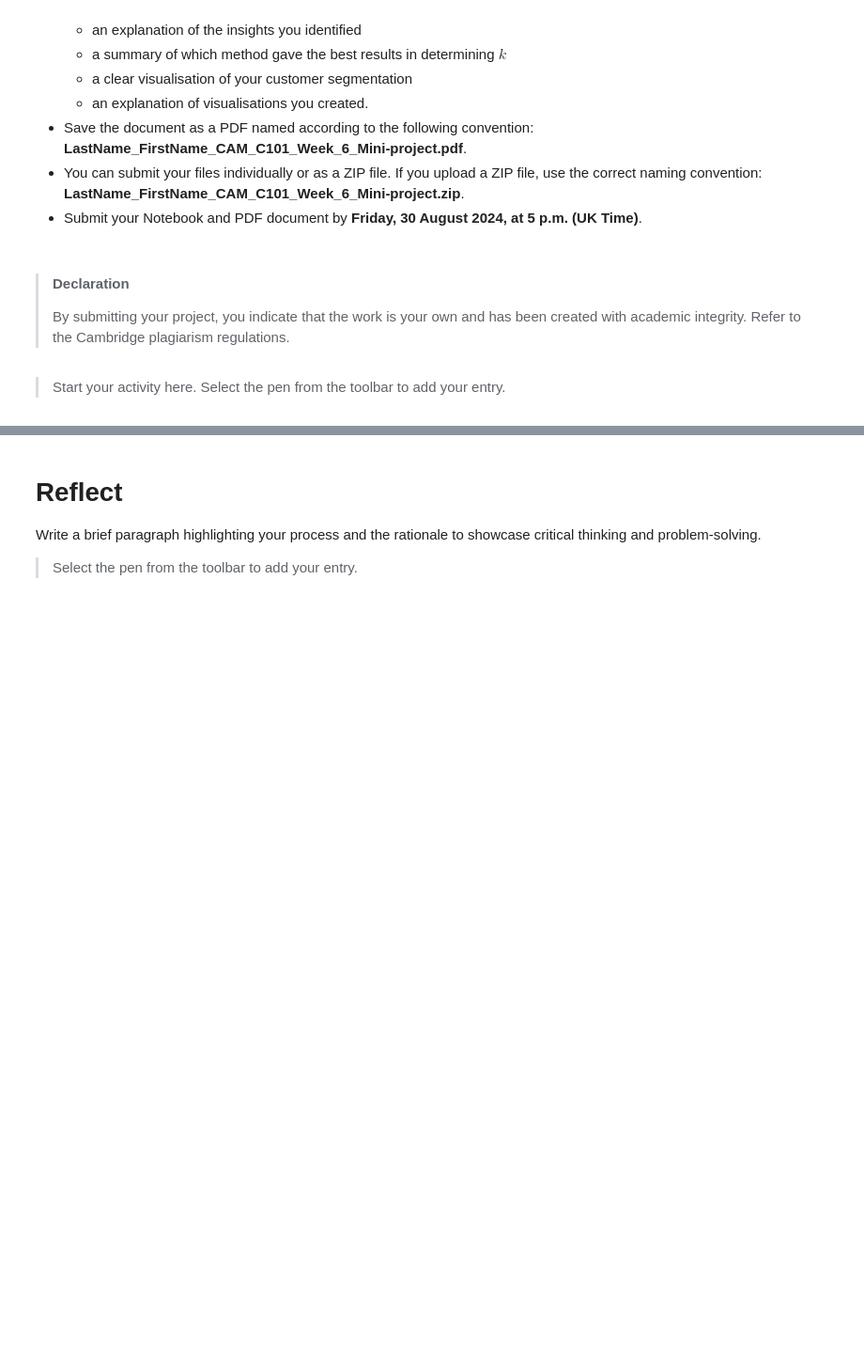
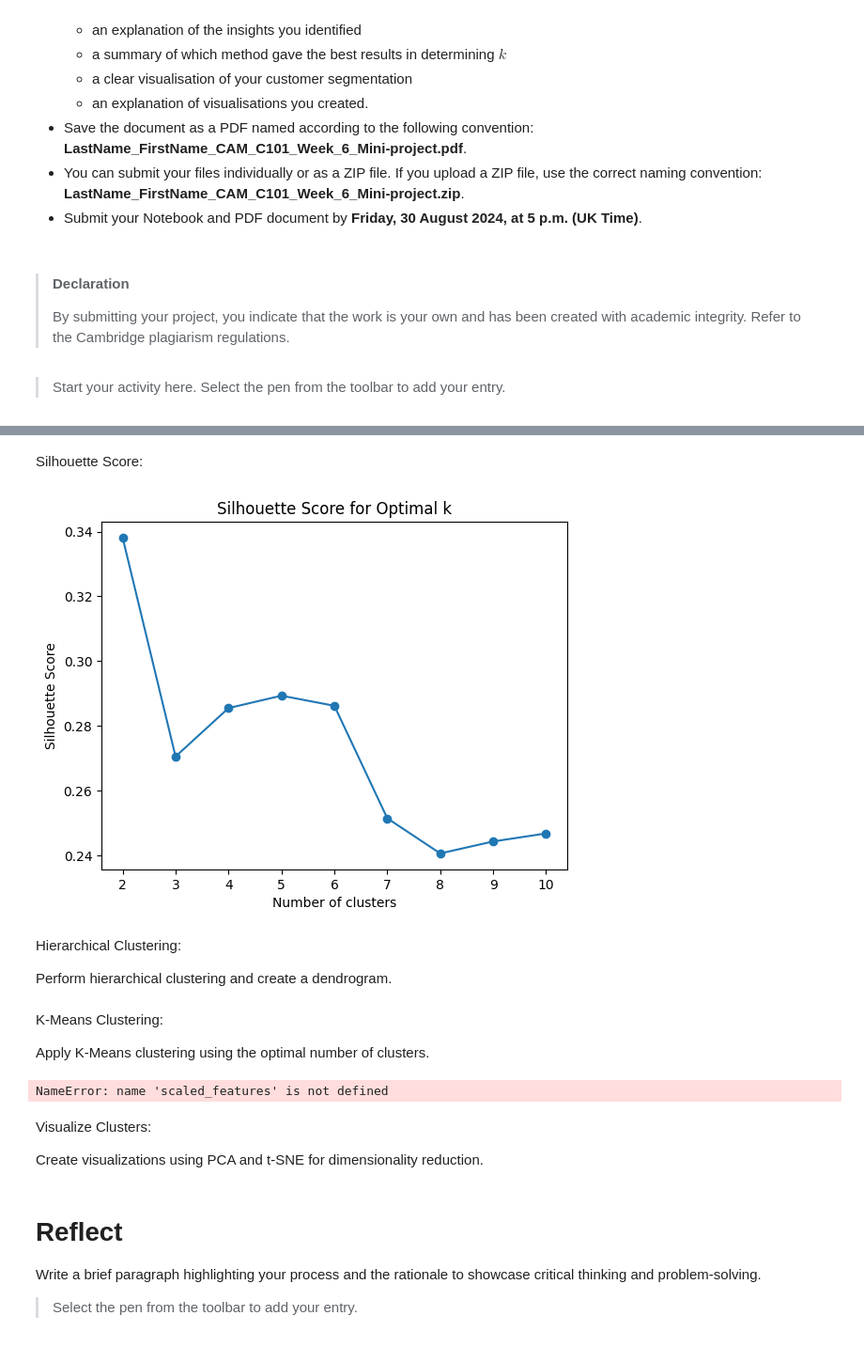
Before and after one commit to sheldonkemper/portfolio, a Jupyter notebook: KEMPER_SHELDON_CAM_C101_Week_6_Mini-project.ipynb, the cells around one changed output, grey strips where cells are left out. Shown at 94% size. Cells and saved outputs as stored; diff of their text form; code cells hidden in the pictures; blank space fills up the shorter version.

```diff
--- a/KEMPER_SHELDON_CAM_C101_Week_6_Mini-project.ipynb
+++ b/KEMPER_SHELDON_CAM_C101_Week_6_Mini-project.ipynb
@@ -159,0 +355,21 @@ To: /content/CUSTOMERS_CLEAN.csv
+# %% [markdown]
+Silhouette Score:
+# %%
+# Silhouette Score
+silhouette_scores = []
+for k in range(2, 11):
+    kmeans = KMeans(n_clusters=k, n_init=10, random_state=42)
+    labels = kmeans.fit_predict(scaled_features)
+    silhouette_scores.append(silhouette_score(scaled_features, labels))
+
+plt.plot(range(2, 11), silhouette_scores, marker='o')
+plt.xlabel('Number of clusters')
+plt.ylabel('Silhouette Score')
+plt.title('Silhouette Score for Optimal k')
+plt.show()
+# %% [output]
+[figure, added]
+# %% [markdown]
+Hierarchical Clustering:
+
+Perform hierarchical clustering and create a dendrogram.
@@ -159,0 +384,15 @@ To: /content/CUSTOMERS_CLEAN.csv
+# %% [markdown]
+K-Means Clustering:
+
+Apply K-Means clustering using the optimal number of clusters.
+# %%
+from sklearn.cluster import KMeans
+optimal_k = 5  # Example optimal k value based on elbow method and silhouette score
+kmeans = KMeans(n_clusters=optimal_k, random_state=42)
+customer_data['Cluster'] = kmeans.fit_predict(scaled_features)
+# %% [output]
+NameError: name 'scaled_features' is not defined
+# %% [markdown]
+Visualize Clusters:
+
+Create visualizations using PCA and t-SNE for dimensionality reduction.
```
Also changed, not shown: parts of 33 cells of this notebook.
